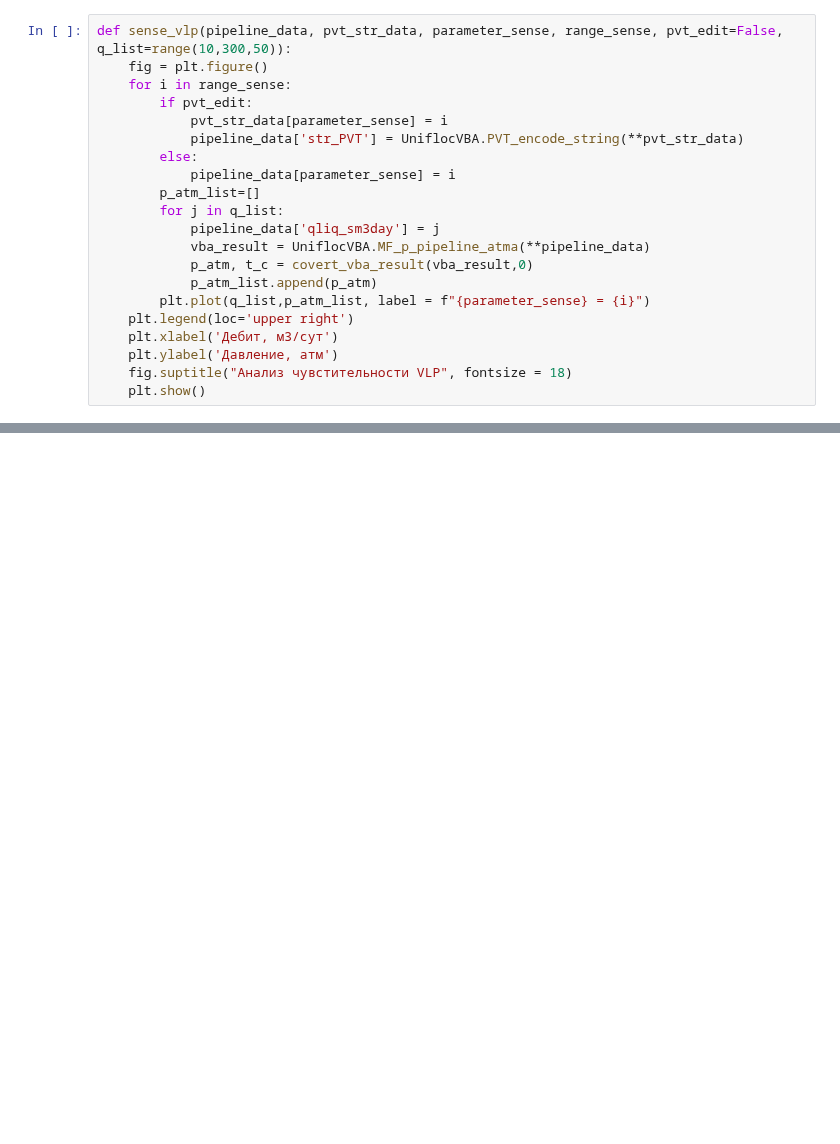
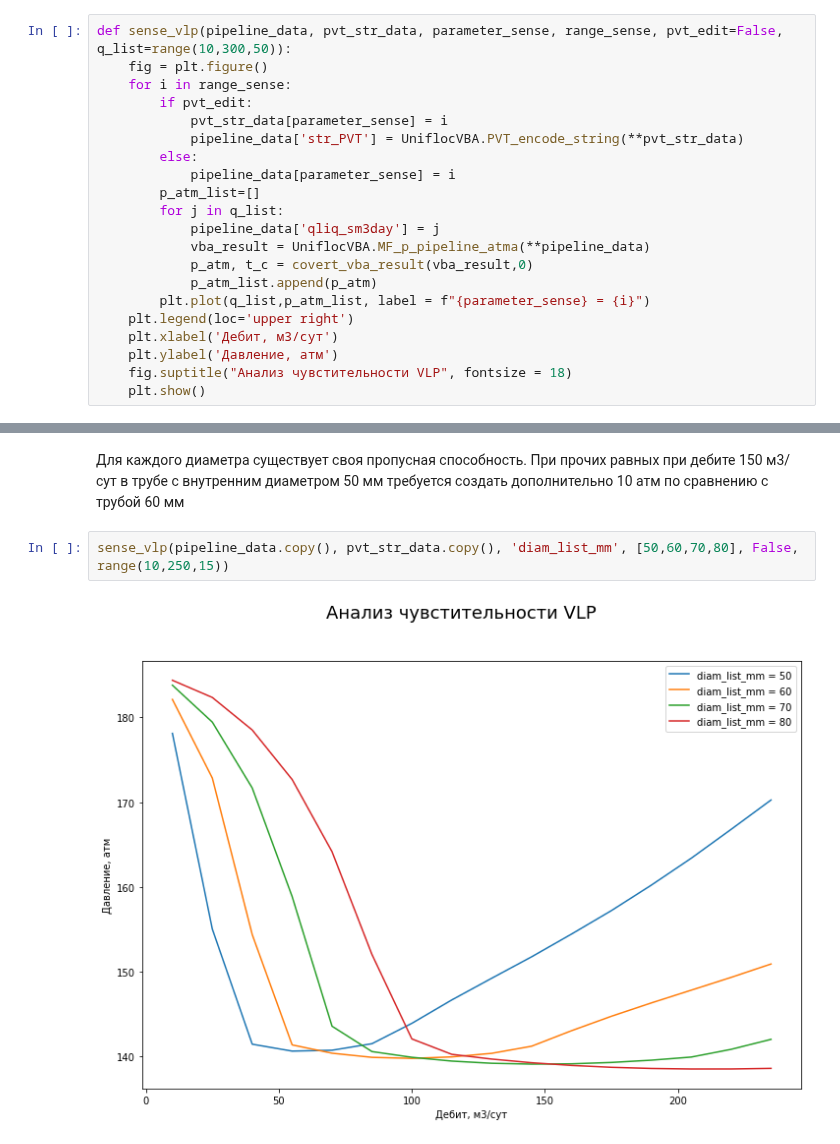
Before and after one commit to unifloc/unifloc_vba, a Jupyter notebook: examples_python/ex056.MF_VLP.ipynb, the cells around one changed output, grey strips where cells are left out. Saved outputs shown, nothing was run; the diff lists cells and outputs as text; blank space fills up the shorter version.

```diff
--- a/examples_python/ex056.MF_VLP.ipynb
+++ b/examples_python/ex056.MF_VLP.ipynb
@@ -159,0 +301,6 @@ sense_vlp(pipeline_data.copy(), pvt_str_data.copy(), 'rsb_m3m3', range(10,311,50
+# %% [markdown]
+Для каждого диаметра существует своя пропусная способность. При прочих равных при дебите 150 м3/сут в трубе с внутренним диаметром 50 мм требуется создать дополнительно 10 атм по сравнению с трубой 60 мм
+# %%
+sense_vlp(pipeline_data.copy(), pvt_str_data.copy(), 'diam_list_mm', [50,60,70,80], False, range(10,250,15))
+# %% [output]
+[figure, added]
```
Also changed, not shown: parts of 38 cells of this notebook, 2 other files.
